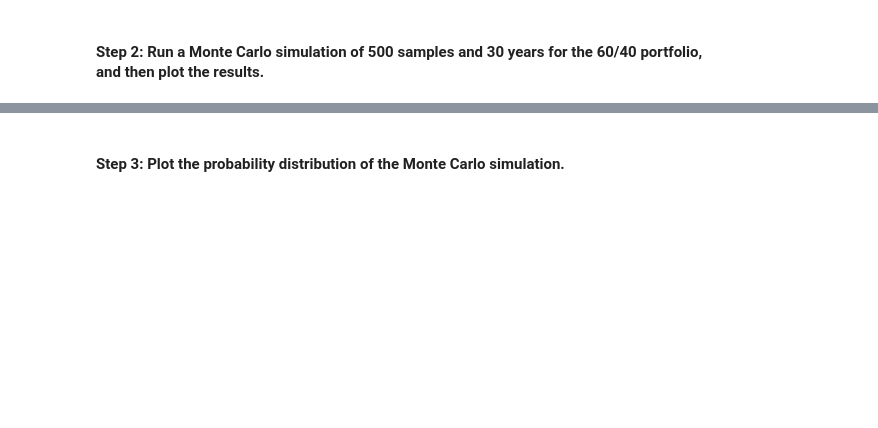
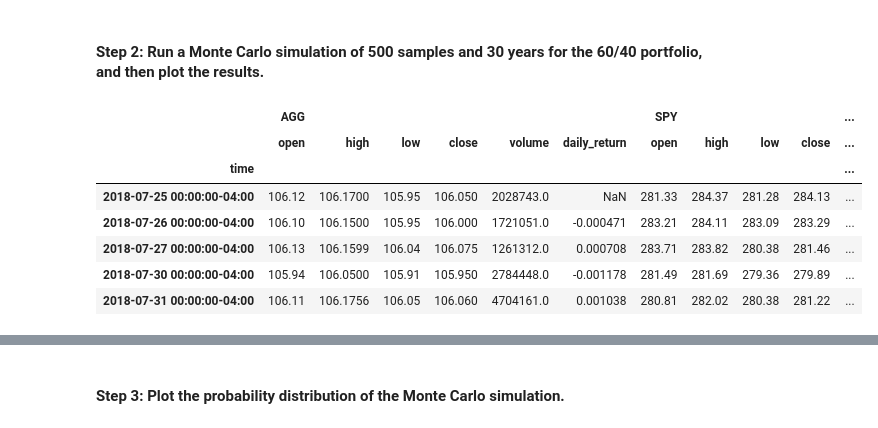
Before and after one commit to sangramsinghg/berkeley_fintech_module_5_challenge, a Jupyter notebook: financial_planning_tools.ipynb, the cells around one changed output, grey strips where cells are left out. Saved outputs shown, nothing was run; the diff lists cells and outputs as text; code cells hidden in the pictures; blank space fills up the shorter version.

```diff
--- a/financial_planning_tools.ipynb
+++ b/financial_planning_tools.ipynb
@@ -444,10 +469,23 @@ In this section, you’ll use the MCForecastTools library to create a Monte Carl
 # %%
 # Configure the Monte Carlo simulation to forecast 30 years cumulative returns
 # The weights should be split 40% to AGG and 60% to SPY.
 # Run 500 samples.
-# YOUR CODE HERE
+MCThirtyYear = MCSimulation(
+                        portfolio_data = daily_returns_spy_agg_df,
+                        weights = [.40, .60],
+                        num_simulation = 500,
+                        num_trading_days = 30 * 252)
 
 # Review the simulation input data
-# YOUR CODE HERE
+MCThirtyYear.portfolio_data.head()
+# %% [output]
+|  | AGG |  |  |  |  |  | SPY |  |  |  | ... |
+|  | open | high | low | close | volume | daily_return | open | high | low | close | ... |
+| time |  |  |  |  |  |  |  |  |  |  | ... |
+| 2018-07-25 00:00:00-04:00 | 106.12 | 106.1700 | 105.95 | 106.050 | 2028743.0 | NaN | 281.33 | 284.37 | 281.28 | 284.13 | ... |
+| 2018-07-26 00:00:00-04:00 | 106.10 | 106.1500 | 105.95 | 106.000 | 1721051.0 | -0.000471 | 283.21 | 284.11 | 283.09 | 283.29 | ... |
+| 2018-07-27 00:00:00-04:00 | 106.13 | 106.1599 | 106.04 | 106.075 | 1261312.0 | 0.000708 | 283.71 | 283.82 | 280.38 | 281.46 | ... |
+| 2018-07-30 00:00:00-04:00 | 105.94 | 106.0500 | 105.91 | 105.950 | 2784448.0 | -0.001178 | 281.49 | 281.69 | 279.36 | 279.89 | ... |
+| 2018-07-31 00:00:00-04:00 | 106.11 | 106.1756 | 106.05 | 106.060 | 4704161.0 | 0.001038 | 280.81 | 282.02 | 280.38 | 281.22 | ... |
 # %%
 # Run the Monte Carlo simulation to forecast 30 years cumulative returns
```
Also changed, not shown: parts of 8 cells of this notebook.
